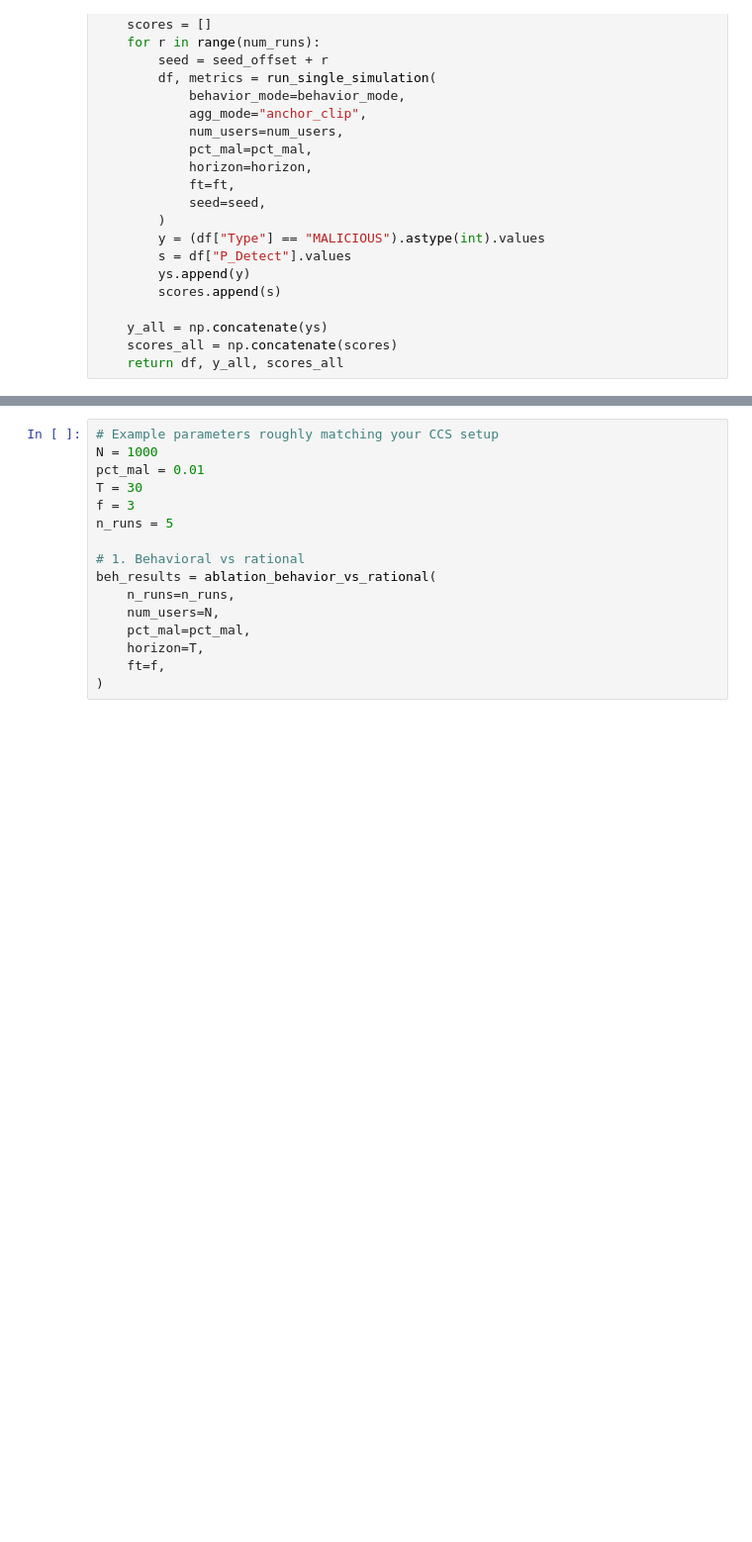
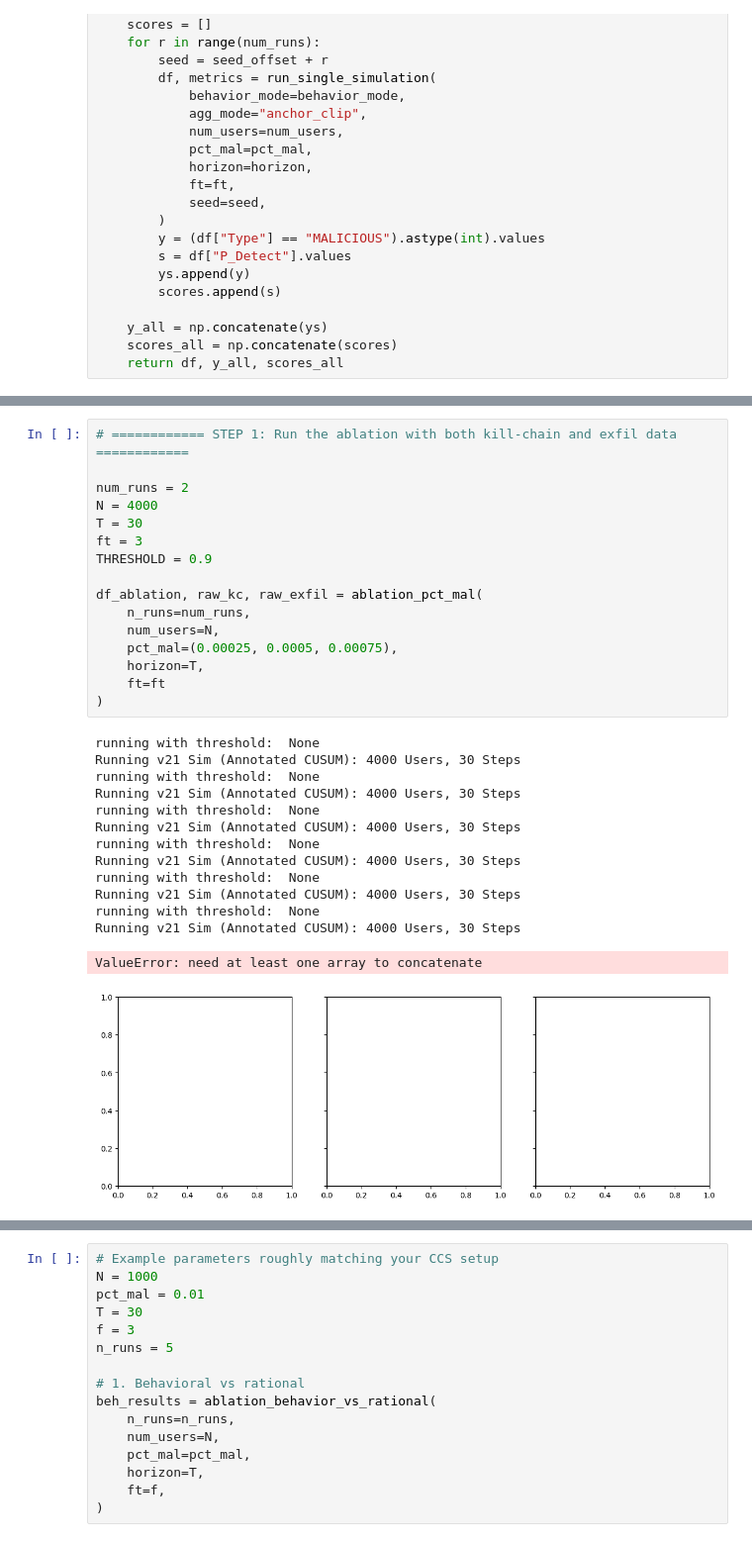
Before and after one commit to javedmshah/btce_insiderthreatmodel, a Jupyter notebook: project/deeper_sim_behavior.ipynb, the cells around one changed output, grey strips where cells are left out. Shown at 99% size. Saved outputs shown, nothing was run; the diff lists cells and outputs as text; blank space fills up the shorter version.

```diff
--- a/project/deeper_sim_behavior.ipynb
+++ b/project/deeper_sim_behavior.ipynb
@@ -1742,0 +2026,31 @@ plt.show()
+# %%
+# ============ STEP 1: Run the ablation with both kill-chain and exfil data ============
+
+num_runs = 2
+N = 4000
+T = 30
+ft = 3
+THRESHOLD = 0.9
+
+df_ablation, raw_kc, raw_exfil = ablation_pct_mal(
+    n_runs=num_runs,
+    num_users=N,
+    pct_mal=(0.00025, 0.0005, 0.00075),
+    horizon=T,
+    ft=ft
+)
+# %% [output]
+running with threshold:  None
+Running v21 Sim (Annotated CUSUM): 4000 Users, 30 Steps
+running with threshold:  None
+Running v21 Sim (Annotated CUSUM): 4000 Users, 30 Steps
+running with threshold:  None
+Running v21 Sim (Annotated CUSUM): 4000 Users, 30 Steps
+running with threshold:  None
+Running v21 Sim (Annotated CUSUM): 4000 Users, 30 Steps
+running with threshold:  None
+Running v21 Sim (Annotated CUSUM): 4000 Users, 30 Steps
+running with threshold:  None
+Running v21 Sim (Annotated CUSUM): 4000 Users, 30 Steps
+ValueError: need at least one array to concatenate
+[figure, added]
```
Also changed, not shown: parts of 26 cells of this notebook, 8 other files.
